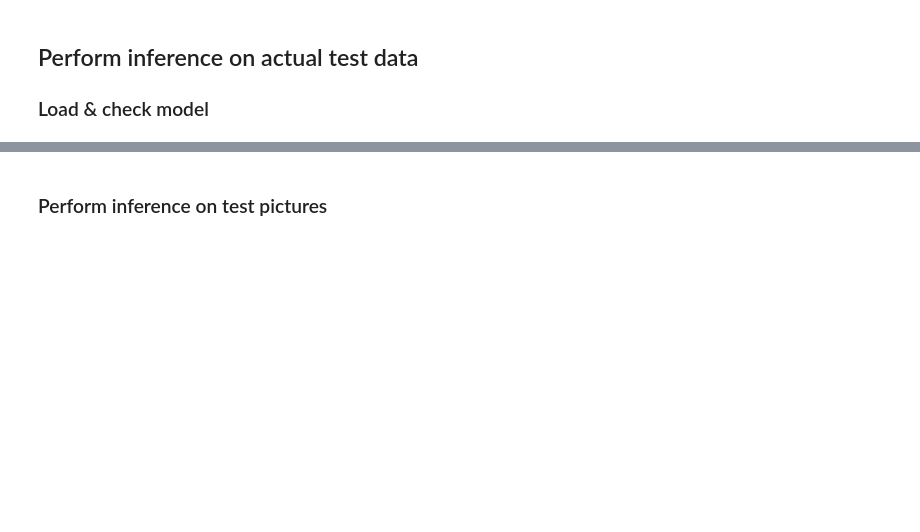
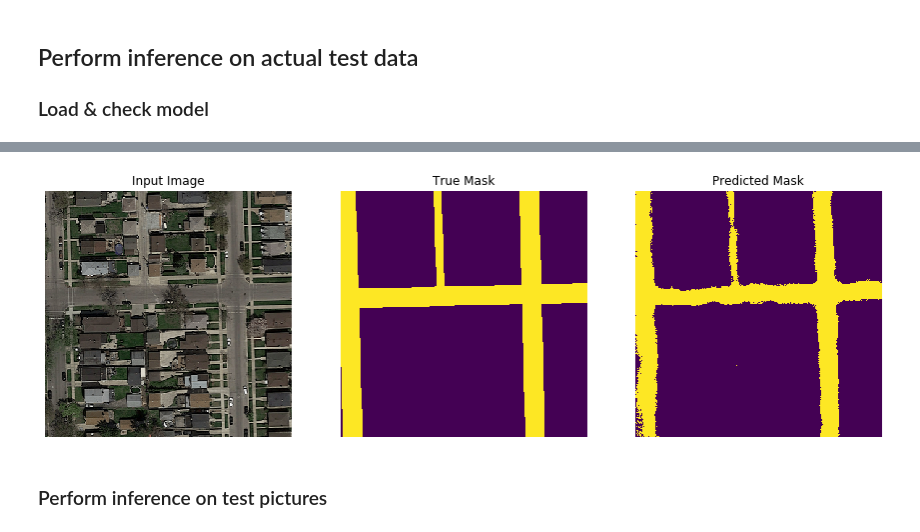
Before and after one commit to toubi92/CilProject20, a Jupyter notebook: segmentation_unet.ipynb, the cells around one changed output, grey strips where cells are left out. Saved outputs shown, nothing was run; the diff lists cells and outputs as text; code cells hidden in the pictures; blank space fills up the shorter version.

```diff
--- a/segmentation_unet.ipynb
+++ b/segmentation_unet.ipynb
@@ -289,2 +368,5 @@ latest
 # %%
 model.load_weights(latest)
+show_predictions(valid_dataset, 1)
+# %% [output]
+[figure, added]
```
Also changed, not shown: parts of 57 cells of this notebook.
